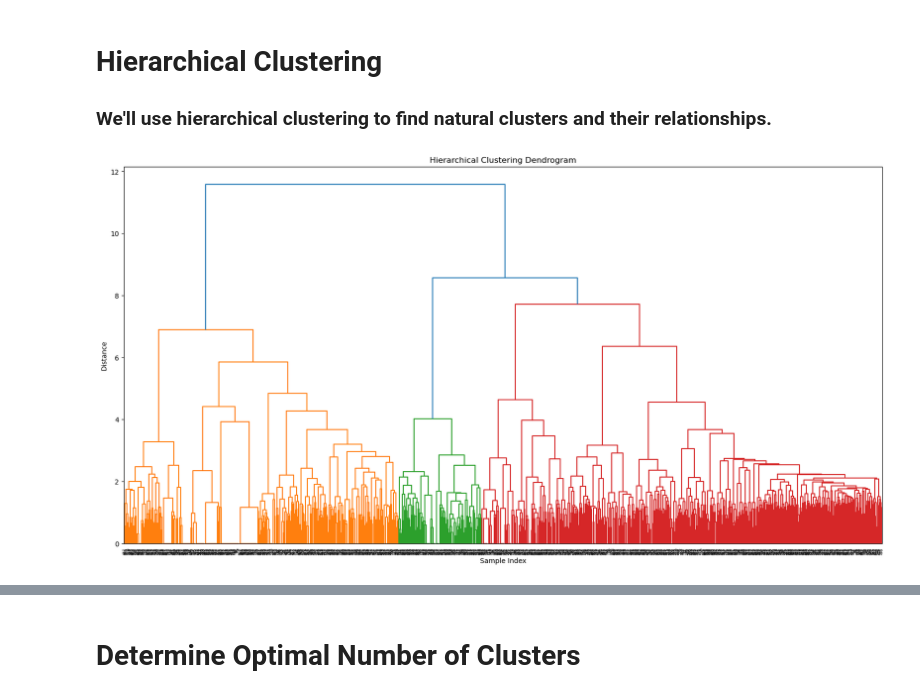
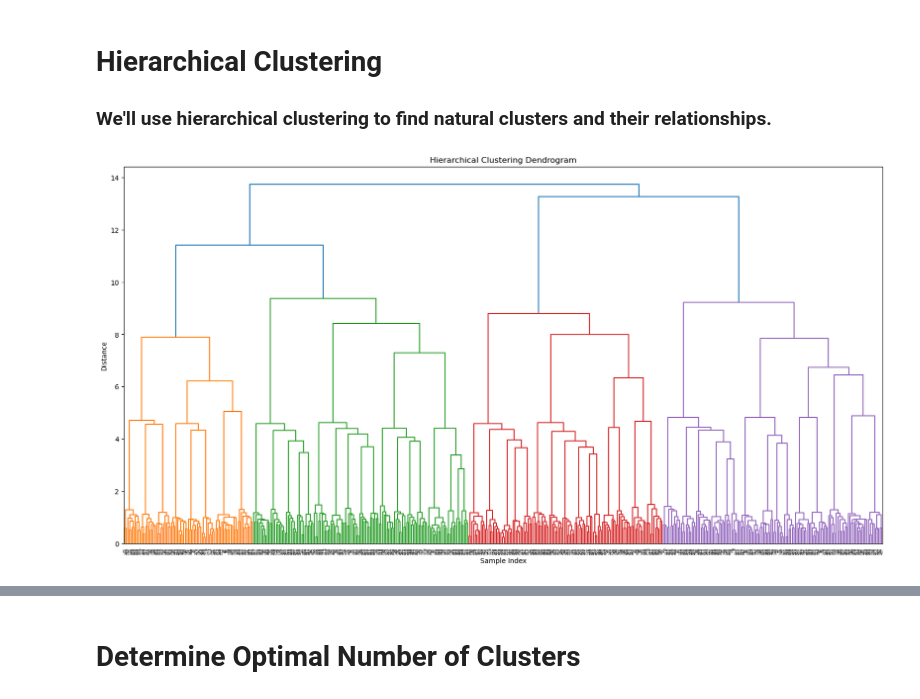
Before and after one commit to altock/DeceptionDetection, a Jupyter notebook: deception_generation/deception_generator.ipynb, the cells around one changed output, grey strips where cells are left out. Cells and saved outputs as stored; diff of their text form; code cells hidden in the pictures.

```diff
--- a/deception_generation/deception_generator.ipynb
+++ b/deception_generation/deception_generator.ipynb
@@ -70,3 +85,15 @@ df = pd.read_json('large_deception_dataset.jsonl', lines=True)
 
 vectorizer = TfidfVectorizer(stop_words='english', max_features=1000)
 tfidf_matrix = vectorizer.fit_transform(df['statement'])
+# %%
+# One-hot encoding for attributes
+mlb = MultiLabelBinarizer()
+attribute_matrix = mlb.fit_transform(df['attributes'])
+
+# Combine TF-IDF and attribute features
+combined_features = np.hstack((tfidf_matrix.toarray(), attribute_matrix))
+# %%
+# dimensionality reduction
+
+svd = TruncatedSVD(n_components=50, random_state=42)
+reduced_features = svd.fit_transform(combined_features)
@@ -76,15 +121,15 @@ tfidf_matrix = vectorizer.fit_transform(df['statement'])
 # %%
 
 
 # Perform hierarchical clustering
-linkage_matrix = linkage(tfidf_matrix.toarray(), method='ward')
+linkage_matrix = linkage(reduced_features, method='ward')
 
-# Plot dendrogram
+# Plot dendogram
 plt.figure(figsize=(20, 10))
 dendrogram(linkage_matrix)
 plt.title('Hierarchical Clustering Dendrogram')
 plt.xlabel('Sample Index')
 plt.ylabel('Distance')
 plt.show()
 # %% [output]
-[figure, old version]
+[figure, new version]
```
Also changed, not shown: parts of 4 cells of this notebook, 1 other file.
